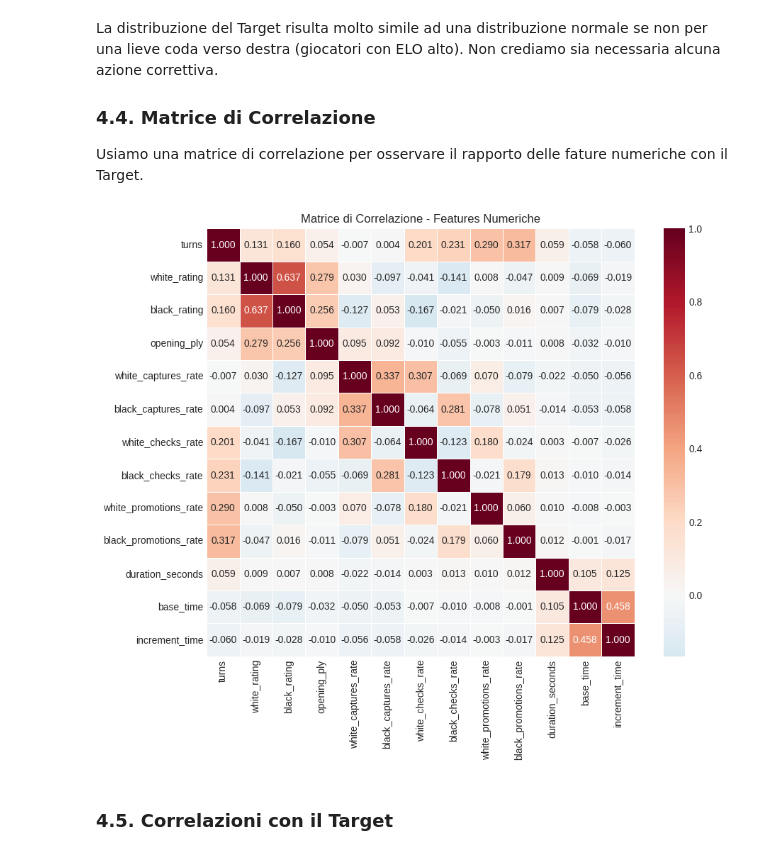
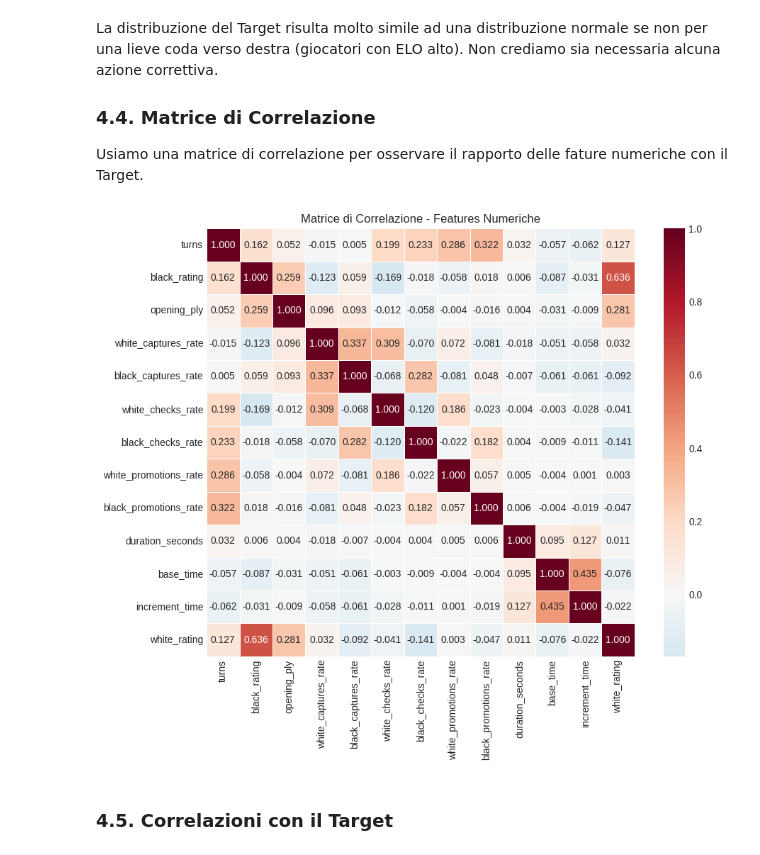
Before and after one commit to AndreaMorbello/Progetto-IA2, a Jupyter notebook: Notebooks/Notebook-IA2.ipynb, the cells around one changed output. Saved outputs shown, nothing was run; the diff lists cells and outputs as text; code cells hidden in the pictures.

Commit message:
Split del dataset prima dell'EDA

```diff
--- a/Notebooks/Notebook-IA2.ipynb
+++ b/Notebooks/Notebook-IA2.ipynb
@@ -275,0 +276,12 @@ Nota: L'analisi Esplorativa è stata condotta sull'intero dataset. Data la stabi
+# %%
+from sklearn.model_selection import train_test_split
+
+X = df.drop(columns=["white_rating"])
+y = df["white_rating"]
+
+X_train, X_test, y_train, y_test = train_test_split(
+    X, y, test_size=0.2, random_state=42
+)
+
+train_df = X_train.copy()
+train_df["white_rating"] = y_train
@@ -279,9 +293,9 @@ Nota: L'analisi Esplorativa è stata condotta sull'intero dataset. Data la stabi
 numeric_columns = []
 categorical_columns = []
 
-for col in df.columns:
-    if pdt.is_numeric_dtype(df[col]):
-        if pdt.is_integer_dtype(df[col]) and df[col].isin([0, 1]).all():
+for col in train_df.columns:
+    if pdt.is_numeric_dtype(train_df[col]):
+        if pdt.is_integer_dtype(train_df[col]) and train_df[col].isin([0, 1]).all():
             categorical_columns.append(col)
         else:
             numeric_columns.append(col)
@@ -292,6 +306,6 @@ print("\nColonne Categoriche:", categorical_columns)
 
 # Creiamo una copia del dataset in questo stato
 
-df_temp = df.copy()
-df_temp.head(5)
+train_df_temp = train_df.copy()
+train_df_temp.head(5)
 # %% [output]
@@ -411,16 +425,16 @@ La distribuzione del Target risulta molto simile ad una distribuzione normale se
 ### 4.4. Matrice di Correlazione
 Usiamo una matrice di correlazione per osservare il rapporto delle fature numeriche con il Target.
 # %%
-correlation_matrix = df[numeric_columns].corr()
+correlation_matrix = train_df[numeric_columns].corr()
 
 plt.figure(figsize=(10, 8))
 sns.heatmap(correlation_matrix, annot=True, cmap='RdBu_r', center=0,
             fmt='.3f', square=True, linewidths=0.5)
 plt.title('Matrice di Correlazione - Features Numeriche')
 plt.tight_layout()
 plt.show()
 # %% [output]
-[figure, old version]
+[figure, new version]
 # %% [markdown]
 ### 4.5. Correlazioni con il Target
 # %%
```
Also changed, not shown: parts of 18 cells of this notebook.
